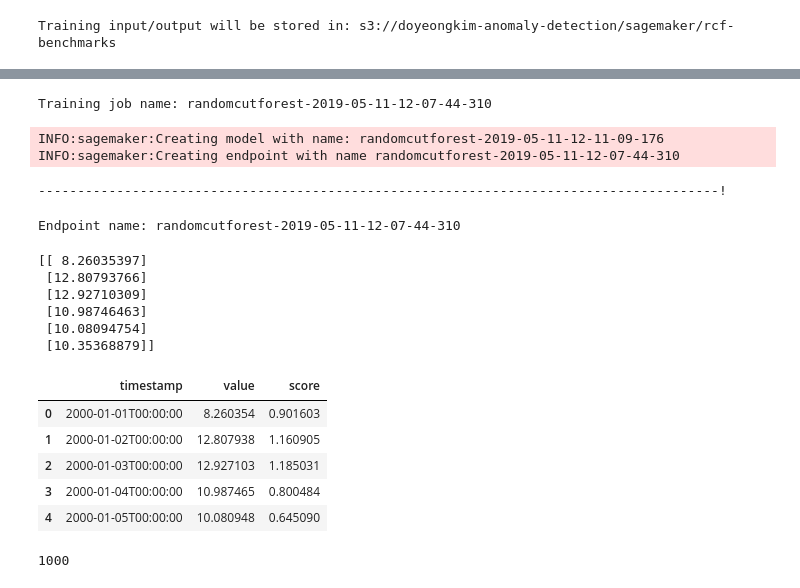
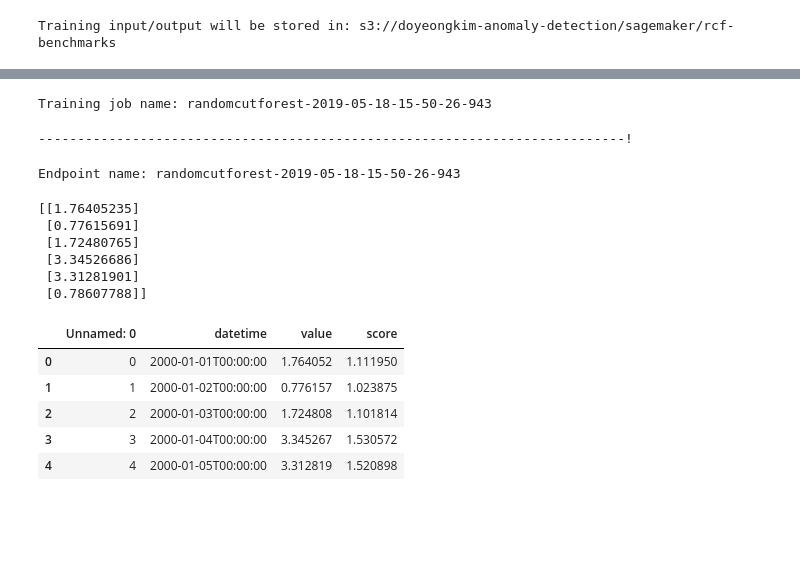
Before and after one commit to luvforsamoyed/AI-API-optimizer, a Jupyter notebook: aws.ipynb, the cells around one changed output, grey strips where cells are left out. Saved outputs shown, nothing was run; the diff lists cells and outputs as text; code cells hidden in the pictures; blank space fills up the shorter version.

```diff
--- a/aws.ipynb
+++ b/aws.ipynb
@@ -5,14 +5,19 @@ import sagemaker
 import sys
 
 
-bucket = 'doyeongkim-anomaly-detection'   # <--- specify a bucket you have access to
+bucket = '[YOUR_BUCKET_NAME]'   # <--- specify a bucket you have access to
 prefix = 'sagemaker/rcf-benchmarks'
-execution_role = sagemaker.get_execution_role()
+execution_role = "[YOUR_EXECUTION_ROLE]"
 
+boto_session = boto3.Session(
+    aws_access_key_id="[YOUR_ACCESS_KEY_ID]",
+    aws_secret_access_key="[YOUR_SECRET_ACCESS_KEY]",
+    region_name= "[YOUR_REGION]"
+)
 
 # check if the bucket exists
 try:
-    boto3.Session().client('s3').head_bucket(Bucket=bucket)
+    boto_session.client('s3').head_bucket(Bucket=bucket)
 except botocore.exceptions.ParamValidationError as e:
     print('Hey! You either forgot to specify your S3 bucket'
           ' or you gave your bucket an invalid name!')
@@ -61,7 +35,10 @@ taxi_data_.plot()
+# %%
+import pandas as pd
+df = pd.read_csv('dataset.csv')
 # %%
 from sagemaker import RandomCutForest
 
-session = sagemaker.Session()
+sg_session = sagemaker.Session(boto_session)
 
 # specify general training job information
 rcf = RandomCutForest(role=execution_role,
@@ -70,8 +47,9 @@ rcf = RandomCutForest(role=execution_role,
                       data_location='s3://{}/{}/'.format(bucket, prefix),
                       output_path='s3://{}/{}/output'.format(bucket, prefix),
                       num_samples_per_tree=512,
-                      num_trees=50)
+                      num_trees=50,
+                      sagemaker_session = sg_session)
 
 # automatically upload the training data to S3 and run the training job
-rcf.fit(rcf.record_set(taxi_data_.value.as_matrix().reshape(-1,1)))
+rcf.fit(rcf.record_set(df.value.as_matrix().reshape(-1,1)))
 # %% [output]
@@ -96,20 +73,18 @@ Billable seconds: 79
 # %%
 print('Training job name: {}'.format(rcf.latest_training_job.job_name))
 # %% [output]
-Training job name: randomcutforest-2019-05-11-12-07-44-310
+Training job name: randomcutforest-2019-05-18-15-50-26-943
 # %%
 rcf_inference = rcf.deploy(
     initial_instance_count=1,
     instance_type='ml.m4.xlarge',
 )
 # %% [output]
-INFO:sagemaker:Creating model with name: randomcutforest-2019-05-11-12-11-09-176
-INFO:sagemaker:Creating endpoint with name randomcutforest-2019-05-11-12-07-44-310
+---------------------------------------------------------------------------!
----------------------------------------------------------------------------------------!
 # %%
 print('Endpoint name: {}'.format(rcf_inference.endpoint))
 # %% [output]
-Endpoint name: randomcutforest-2019-05-11-12-07-44-310
+Endpoint name: randomcutforest-2019-05-18-15-50-26-943
 # %%
 from sagemaker.predictor import csv_serializer, json_deserializer
 
@@ -118,31 +93,27 @@ rcf_inference.serializer = csv_serializer
 rcf_inference.accept = 'application/json'
 rcf_inference.deserializer = json_deserializer
 # %%
-taxi_data_numpy = taxi_data_.value.as_matrix().reshape(-1,1)
-print(taxi_data_numpy[:6])
-results = rcf_inference.predict(taxi_data_numpy[:6])
+df_numpy = df.value.as_matrix().reshape(-1,1)
+print(df_numpy[:6])
+results = rcf_inference.predict(df_numpy[:6])
 # %% [output]
-[[ 8.26035397]
- [12.80793766]
- [12.92710309]
- [10.98746463]
- [10.08094754]
- [10.35368879]]
+[[1.76405235]
+ [0.77615691]
+ [1.72480765]
+ [3.34526686]
+ [3.31281901]
+ [0.78607788]]
 # %%
-results = rcf_inference.predict(taxi_data_numpy)
+results = rcf_inference.predict(df_numpy)
 scores = [datum['score'] for datum in results['scores']]
 
 # add scores to taxi data frame and print first few values
-taxi_data_['score'] = pd.Series(scores, index=taxi_data_.index)
-taxi_data_.head()
+df['score'] = pd.Series(scores, index=df.index)
+df.head()
 # %% [output]
-|  | timestamp | value | score |
-| 0 | 2000-01-01T00:00:00 | 8.260354 | 0.901603 |
-| 1 | 2000-01-02T00:00:00 | 12.807938 | 1.160905 |
-| 2 | 2000-01-03T00:00:00 | 12.927103 | 1.185031 |
-| 3 | 2000-01-04T00:00:00 | 10.987465 | 0.800484 |
-| 4 | 2000-01-05T00:00:00 | 10.080948 | 0.645090 |
+|  | Unnamed: 0 | datetime | value | score |
+| 0 | 0 | 2000-01-01T00:00:00 | 1.764052 | 1.111950 |
+| 1 | 1 | 2000-01-02T00:00:00 | 0.776157 | 1.023875 |
+| 2 | 2 | 2000-01-03T00:00:00 | 1.724808 | 1.101814 |
+| 3 | 3 | 2000-01-04T00:00:00 | 3.345267 | 1.530572 |
+| 4 | 4 | 2000-01-05T00:00:00 | 3.312819 | 1.520898 |
-# %%
-len(taxi_data_)
-# %% [output]
-1000
```
Also changed, not shown: parts of 10 cells of this notebook.
